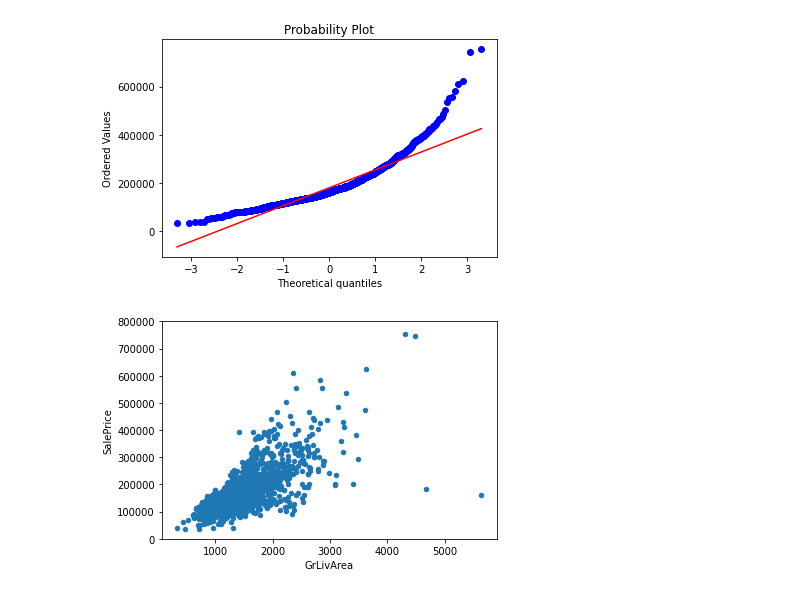
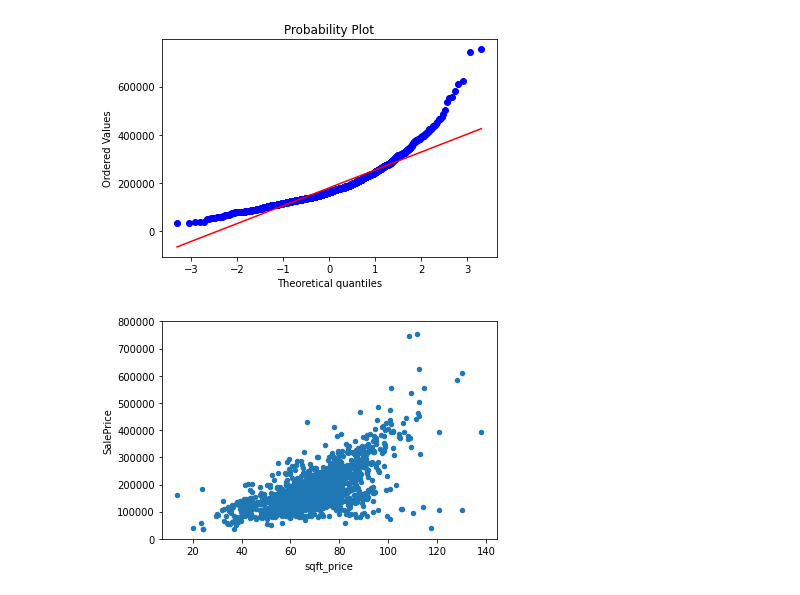
Before and after one commit to vitekzkytek/PythonDataIES, a Jupyter notebook: 03seminar/seminar_tasks.ipynb, the cells around one changed output. Saved outputs shown, nothing was run; the diff lists cells and outputs as text; code cells hidden in the pictures.

```diff
--- a/03seminar/seminar_tasks.ipynb
+++ b/03seminar/seminar_tasks.ipynb
@@ -191,22 +175,23 @@ res = stats.probplot(df_train['SalePrice'], plot=plt)
 # %%
 #scatter plot grlivarea/saleprice
 var = 'GrLivArea'
-data = df_train[['SalePrice','GrLivArea']]
-data.plot.scatter(x=var, y='SalePrice', ylim=(0,800000));
+data = df_train.copy()
+# data.plot.scatter(x=var, y='SalePrice', ylim=(0,800000));
 #scatter plot totalbsmtsf/saleprice
-
+data['sqft_price'] = data['SalePrice']/(data['TotalBsmtSF']+data['GrLivArea'])
+data.plot.scatter(x='sqft_price', y='SalePrice', ylim=(0,800000));
 #box plot overallqual/saleprice
 
 # what is the time dynamics of Sale price>
 
 # create correlation matrix of all variables - seaborn heatmap
 
 # find the variables most correlated with SalePrice
 
 # for important variables cols = ['SalePrice', 'OverallQual', 'GrLivArea', 'GarageCars', 'TotalBsmtSF', 'FullBath', 'YearBuilt']
 # see if we can create a plot of relationship between all the variables
 # %% [output]
-[figure, old version]
+[figure, new version]
 # %%
 # Lets have a look at missing data
 # how many missing data has each column?
```
Also changed, not shown: parts of 9 cells of this notebook.
